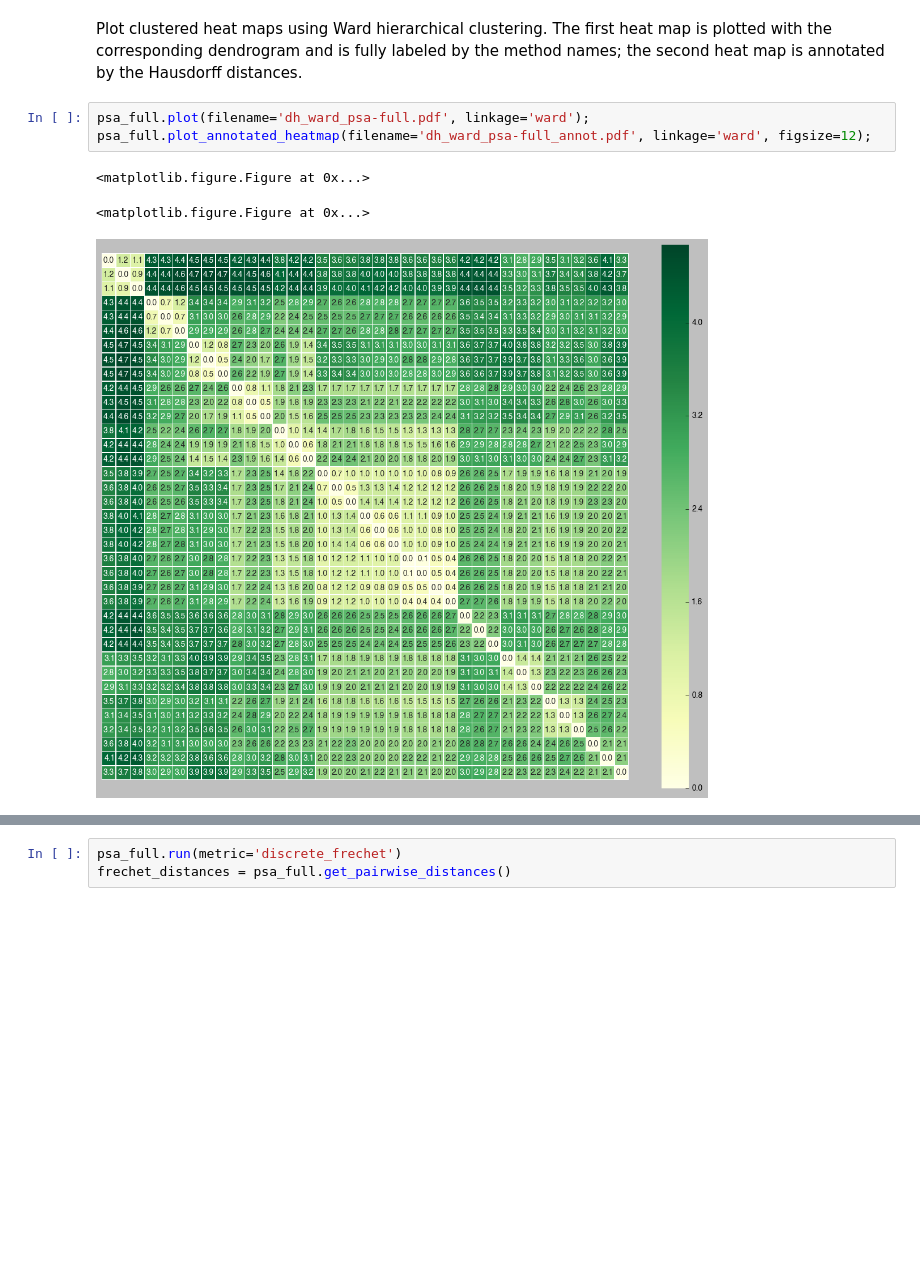
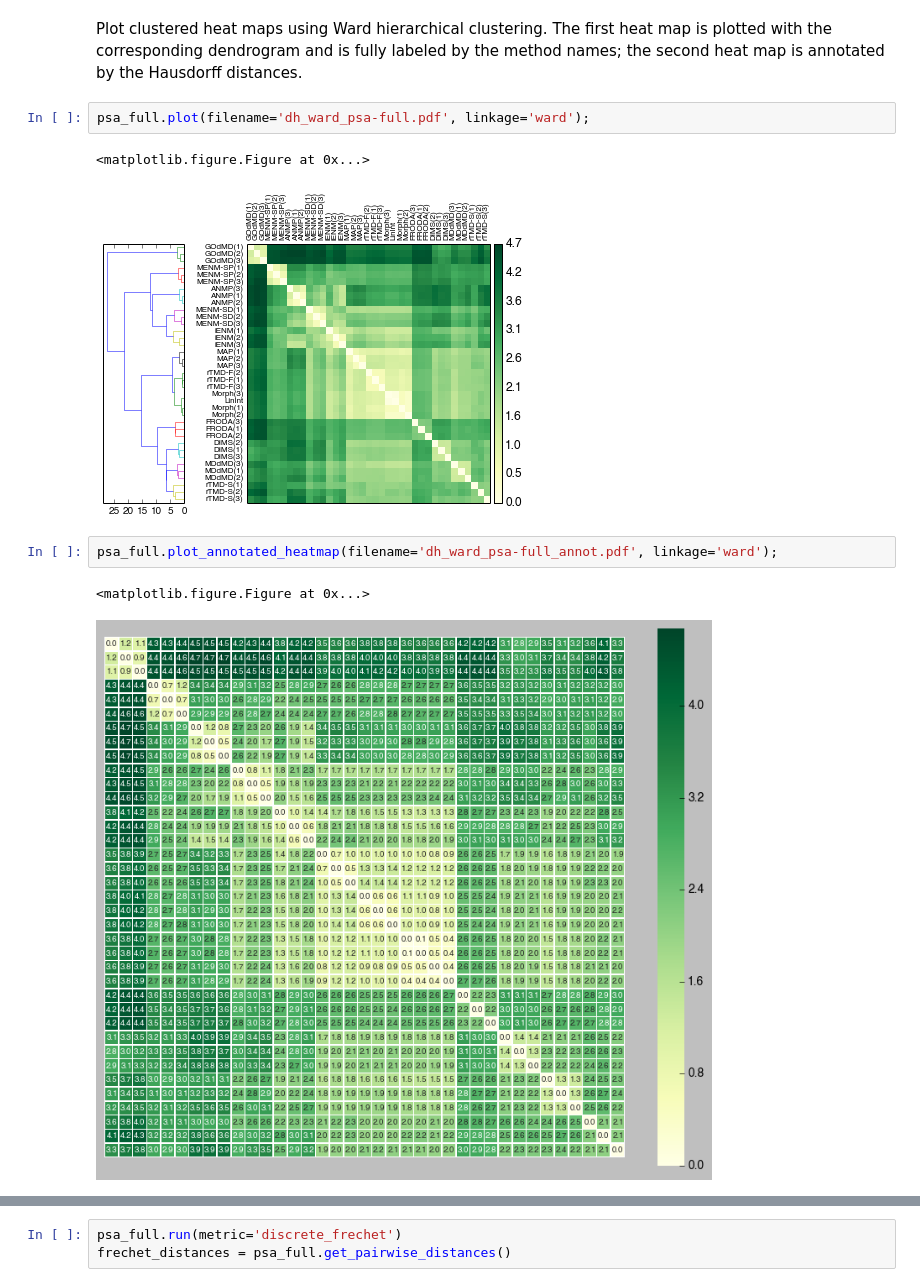
Before and after one commit to Becksteinlab/PSAnalysisTutorial, a Jupyter notebook: psa_full.ipynb, the cells around one changed output, grey strips where cells are left out. Saved outputs shown, nothing was run; the diff lists cells and outputs as text; blank space fills up the shorter version.

Commit message:
Updated pair identifier; updated/re-ran notebooks after psa.py update to plotting functions

```diff
--- a/psa_full.ipynb
+++ b/psa_full.ipynb
@@ -118,9 +123,12 @@ hausdorff_distances = psa_full.get_pairwise_distances()
 Plot clustered heat maps using Ward hierarchical clustering. The first heat map is plotted with the corresponding dendrogram and is fully labeled by the method names; the second heat map is annotated by the Hausdorff distances.
 # %%
 psa_full.plot(filename='dh_ward_psa-full.pdf', linkage='ward');
-psa_full.plot_annotated_heatmap(filename='dh_ward_psa-full_annot.pdf', linkage='ward', figsize=12);
 # %% [output]
 <matplotlib.figure.Figure at 0x...>
-<matplotlib.figure.Figure at 0x...>
-[figure, old version]
+[figure, new version]
+# %%
+psa_full.plot_annotated_heatmap(filename='dh_ward_psa-full_annot.pdf', linkage='ward');
+# %% [output]
+<matplotlib.figure.Figure at 0x...>
+[figure, added]
 # %% [markdown]
```
Also changed, not shown: parts of 14 cells of this notebook, 4 other files.
